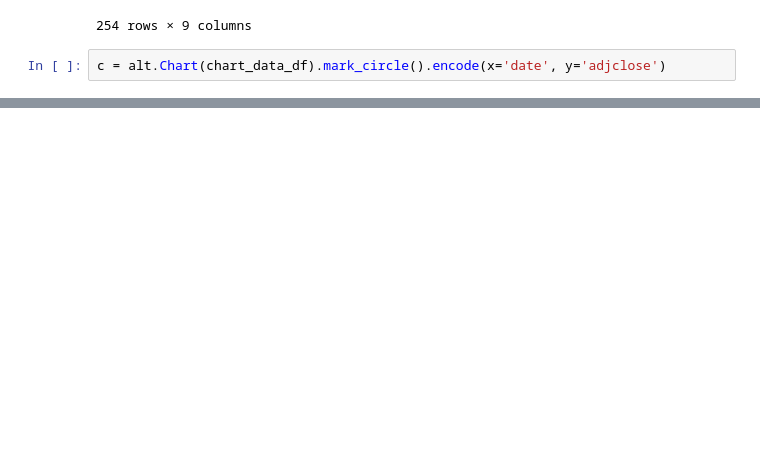
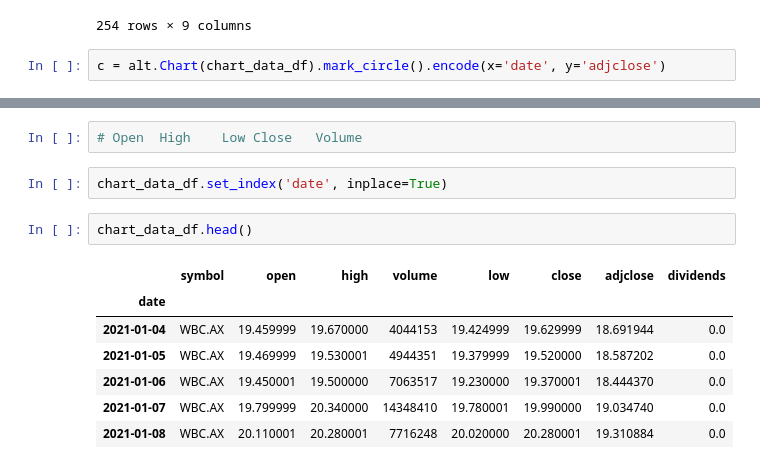
Before and after one commit to Mjboothaus/personal-tan-lea-kuan, a Jupyter notebook: notebooks/ASX_SharePriceViewer.ipynb, the cells around one changed output, grey strips where cells are left out. Drawn from its saved outputs; the diff is of its cells as text; blank space fills up the shorter version.

```diff
--- a/notebooks/ASX_SharePriceViewer.ipynb
+++ b/notebooks/ASX_SharePriceViewer.ipynb
@@ -364,0 +376,14 @@ c
+# %%
+# Open	High	Low	Close	Volume
+# %%
+chart_data_df.set_index('date', inplace=True)
+# %%
+chart_data_df.head()
+# %% [output]
+|  | symbol | open | high | volume | low | close | adjclose | dividends |
+| date |  |  |  |  |  |  |  |  |
+| 2021-01-04 | WBC.AX | 19.459999 | 19.670000 | 4044153 | 19.424999 | 19.629999 | 18.691944 | 0.0 |
+| 2021-01-05 | WBC.AX | 19.469999 | 19.530001 | 4944351 | 19.379999 | 19.520000 | 18.587202 | 0.0 |
+| 2021-01-06 | WBC.AX | 19.450001 | 19.500000 | 7063517 | 19.230000 | 19.370001 | 18.444370 | 0.0 |
+| 2021-01-07 | WBC.AX | 19.799999 | 20.340000 | 14348410 | 19.780001 | 19.990000 | 19.034740 | 0.0 |
+| 2021-01-08 | WBC.AX | 20.110001 | 20.280001 | 7716248 | 20.020000 | 20.280001 | 19.310884 | 0.0 |
```
Also changed, not shown: parts of 12 cells of this notebook.
